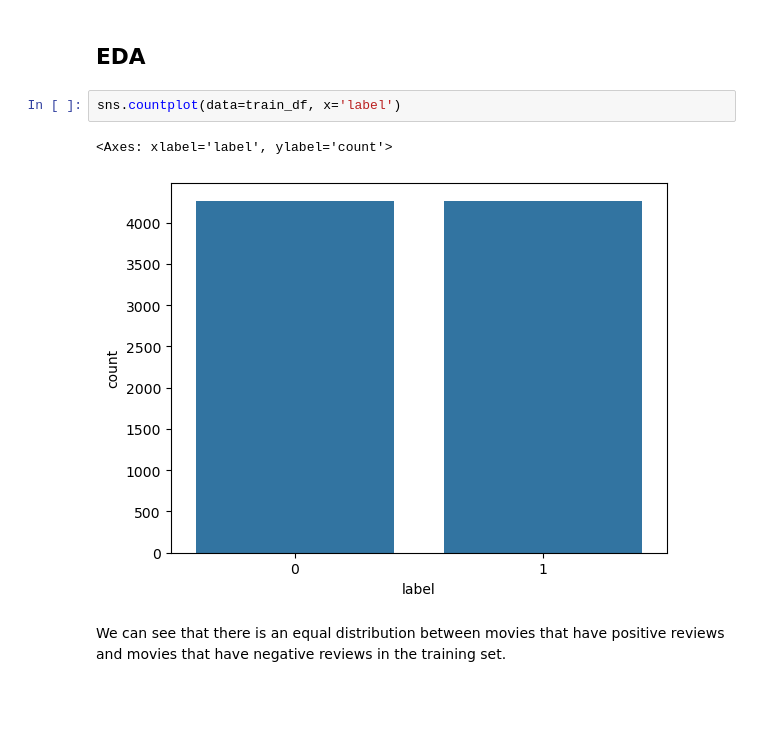
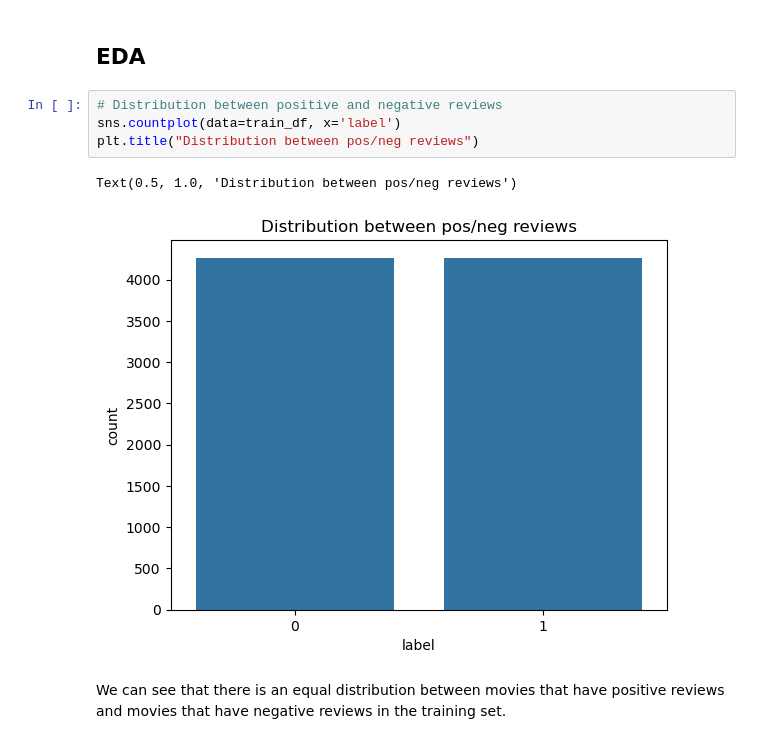
Before and after one commit to AnaqiAmir/Rotten-Tomatoes-Sentiment-Analyst, a Jupyter notebook: analysis.ipynb, the cells around one changed output. Saved outputs shown, nothing was run; the diff lists cells and outputs as text; blank space fills up the shorter version.

```diff
--- a/analysis.ipynb
+++ b/analysis.ipynb
@@ -102,10 +105,12 @@ train_df
 8530 rows × 3 columns
 # %% [markdown]
 ## EDA
-# %%
-sns.countplot(data=train_df, x='label')
-# %% [output]
-<Axes: xlabel='label', ylabel='count'>
-[figure, removed]
+# %%
+# Distribution between positive and negative reviews
+sns.countplot(data=train_df, x='label')
+plt.title("Distribution between pos/neg reviews")
+# %% [output]
+Text(0.5, 1.0, 'Distribution between pos/neg reviews')
+[figure, added]
 # %% [markdown]
 We can see that there is an equal distribution between movies that have positive reviews and movies that have negative reviews in the training set.
```
Also changed, not shown: parts of 3 cells of this notebook.
